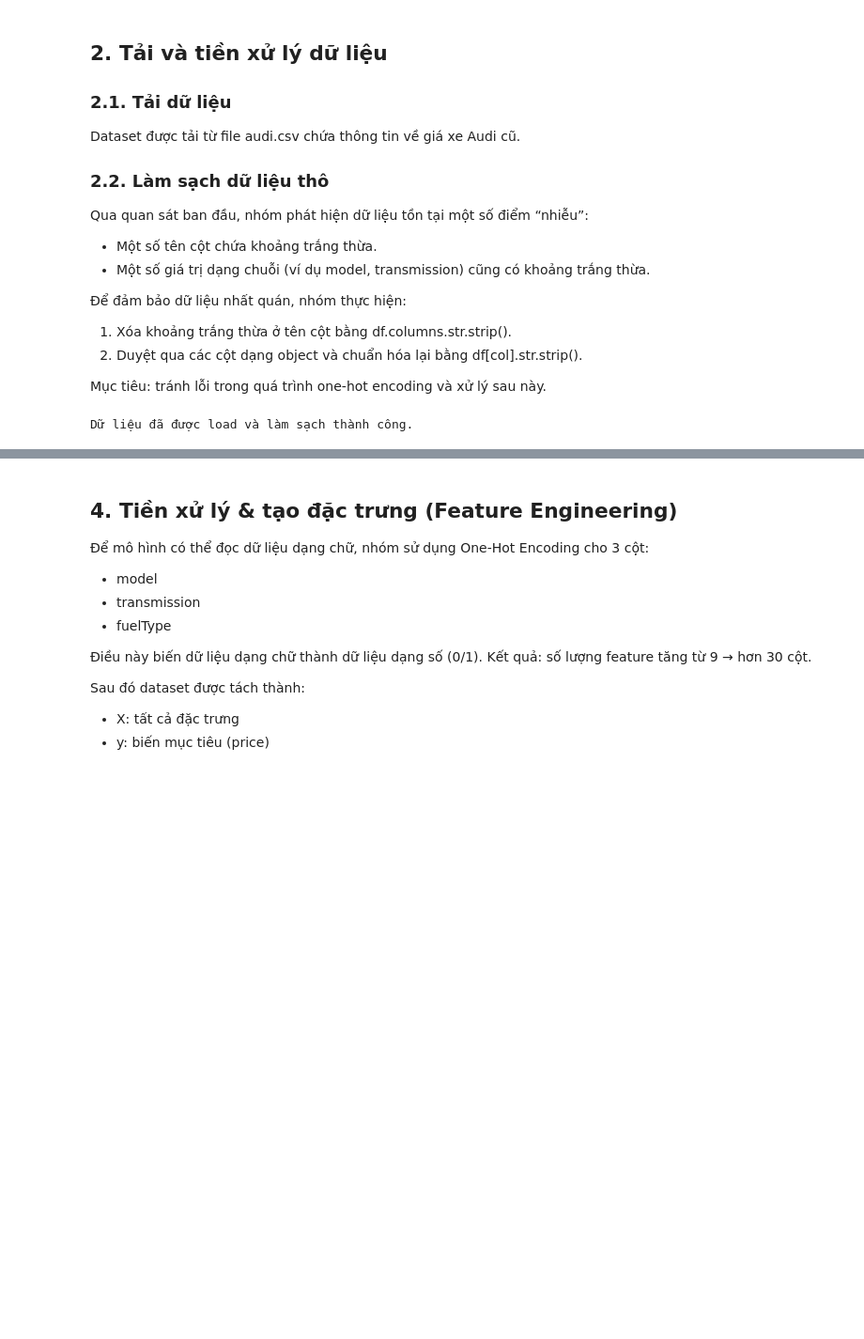
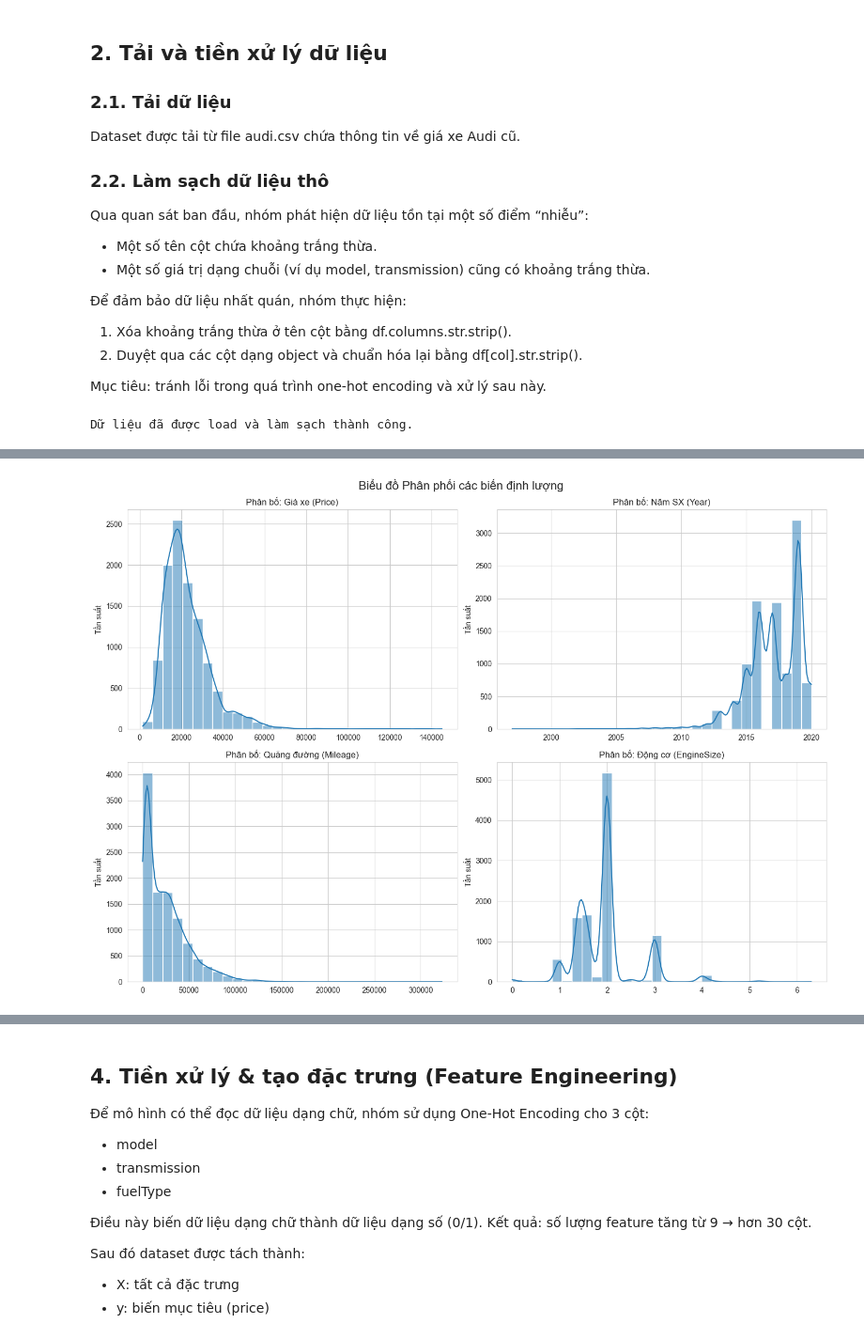
Before and after one commit to ntthang-dev/CO3117-ML-Project, a Jupyter notebook: notebooks/random_forest.ipynb, the cells around one changed output, grey strips where cells are left out. Shown at 94% size. Saved outputs shown, nothing was run; the diff lists cells and outputs as text; code cells hidden in the pictures; blank space fills up the shorter version.

Commit message:
fix: eda to support more images

```diff
--- a/notebooks/random_forest.ipynb
+++ b/notebooks/random_forest.ipynb
@@ -198,0 +116,83 @@ Heatmap tương quan giữa các biến số:
+# %%
+# ============================================================
+# 3. KHÁM PHÁ DỮ LIỆU (EDA)
+# ============================================================
+
+def run_eda(df):
+    """
+    Hàm EDA tối ưu hóa cho báo cáo:
+    1. Thống kê mô tả (Text).
+    2. Hình 1: Tổng hợp phân phối (4 Histograms).
+    3. Hình 2: Tổng hợp ngoại lai (4 Boxplots).
+    4. Hình 3, 4: Quan hệ (Scatter).
+    5. Hình 5: Tương quan (Heatmap).
+    """
+    print("\n--- 3. EDA: Khám phá dữ liệu ---")
+
+    # Cài đặt giao diện
+    sns.set_style("whitegrid")
+    main_color = 'tab:blue'
+
+    # --- PHẦN 1: TEXT ---
+    print("\n[Text] Thống kê mô tả:")
+    print(df[['year', 'price', 'mileage', 'engineSize']].describe())
+
+    # Danh sách biến quan trọng
+    cols = ['price', 'year', 'mileage', 'engineSize']
+    titles = ['Giá xe (Price)', 'Năm SX (Year)', 'Quãng đường (Mileage)', 'Động cơ (EngineSize)']
+
+    # --- PHẦN 2: VẼ 4 HISTOGRAMS (PHÂN BỐ) ---
+    print("\n[Hình 1] Đang vẽ Phân phối (Histograms)...")
+    fig, axes = plt.subplots(2, 2, figsize=(14, 10)) # Lưới 2x2 đẹp hơn 4x1
+    axes = axes.flatten() # Làm phẳng mảng axes để dễ duyệt vòng lặp
+
+    for i, col in enumerate(cols):
+        sns.histplot(df[col], kde=True, bins=30, color=main_color, ax=axes[i])
+        axes[i].set_title(f'Phân bố: {titles[i]}')
+        axes[i].set_ylabel('Tần suất')
+        axes[i].set_xlabel('')
+
+    plt.suptitle('Biểu đồ Phân phối các biến định lượng', fontsize=16)
+    plt.tight_layout()
+    plt.show()
+
+    # --- PHẦN 3: VẼ 4 BOXPLOTS (NGOẠI LAI) ---
+    print("\n[Hình 2] Boxplots ")
+    fig, axes = plt.subplots(2, 2, figsize=(14, 10))
+    axes = axes.flatten()
+
+    for i, col in enumerate(cols):
+        sns.boxplot(x=df[col], color=main_color, ax=axes[i])
+        axes[i].set_title(f'Ngoại lai: {titles[i]}')
+        axes[i].set_xlabel('')
+
+    plt.suptitle('Biểu đồ Hộp phát hiện giá trị ngoại lai', fontsize=16)
+    plt.tight_layout()
+    plt.show()
+
+    # --- PHẦN 4: SCATTER PLOTS ---
+    print("\n[Hình 3, 4] Scatter plots")
+
+    # Giá vs Năm
+    plt.figure(figsize=(8, 5))
+    sns.scatterplot(data=df, x='year', y='price', alpha=0.5, color=main_color)
+    plt.title("Tương quan: Giá xe & Năm sản xuất")
+    plt.show()
+
+    # Giá vs Mileage
+    plt.figure(figsize=(8, 5))
+    sns.scatterplot(data=df, x='mileage', y='price', alpha=0.5, color=main_color)
+    plt.title("Tương quan: Giá xe & Quãng đường")
+    plt.show()
+
+    # --- PHẦN 5: HEATMAP ---
+    print("\n[Hình 5] Heatmap")
+    plt.figure(figsize=(10, 7))
+    numeric_df = df.select_dtypes(include=np.number)
+    corr = numeric_df.corr()
+    sns.heatmap(corr, annot=True, cmap='coolwarm', fmt='.2f')
+    plt.title("Ma trận tương quan")
+    plt.show()
+
+run_eda(df)
+# %% [output]
@@ -198,0 +213 @@ Heatmap tương quan giữa các biến số:
+[figure, added]
```
Also changed, not shown: parts of 4 cells of this notebook.
